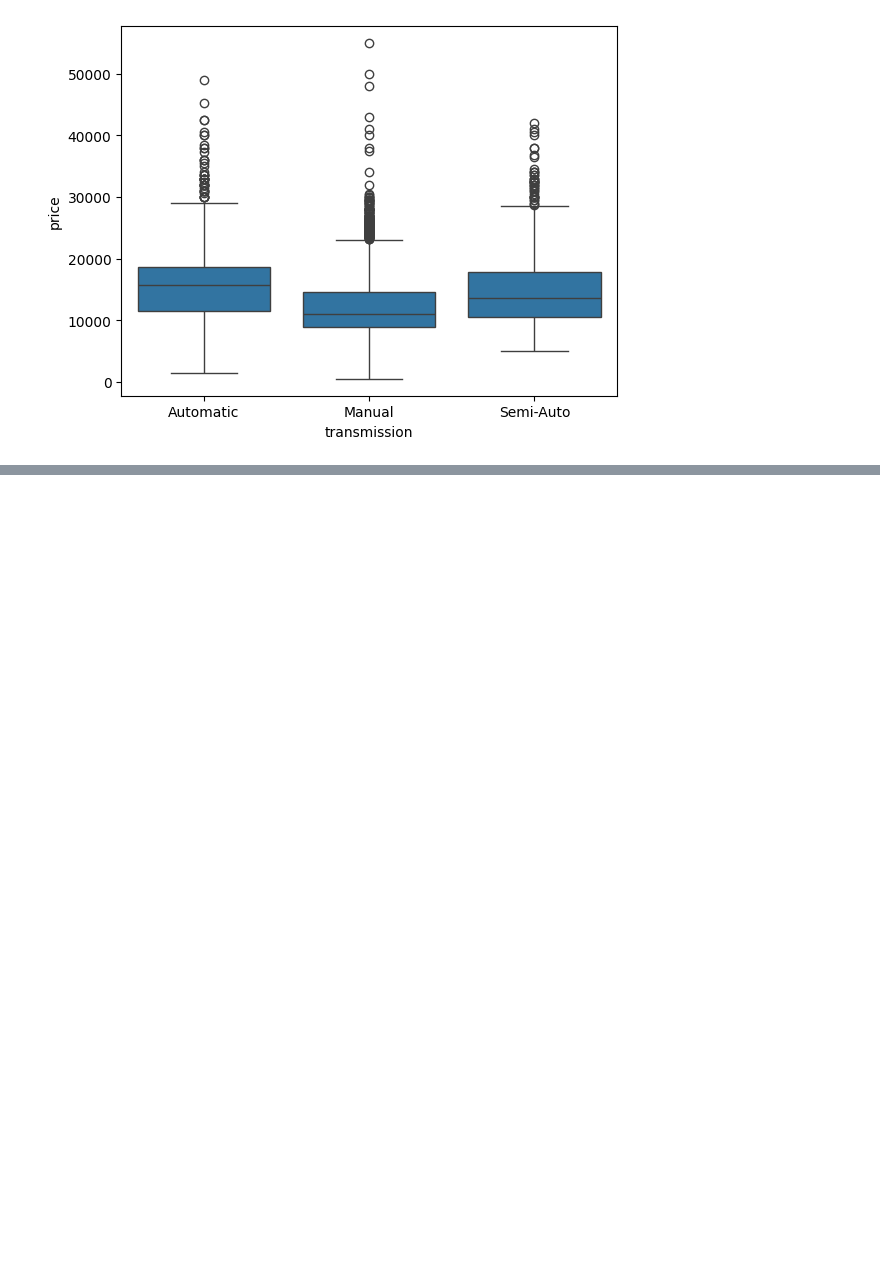
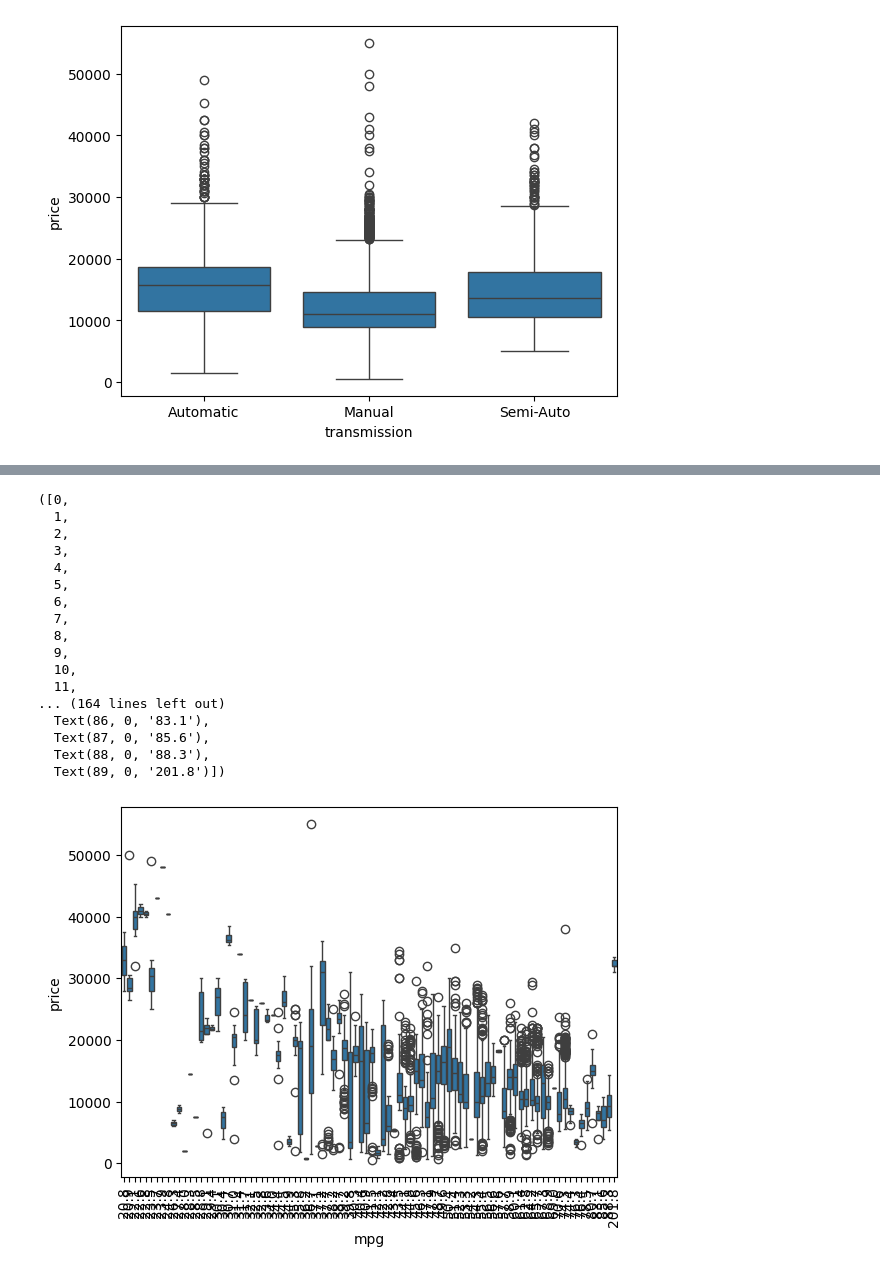
Before and after one commit to Shreyas-Bandekar/Car-Price-Prediction, a Jupyter notebook: car_price_prediction.ipynb, the cells around one changed output, grey strips where cells are left out. Cells and saved outputs as stored; diff of their text form; code cells hidden in the pictures; blank space fills up the shorter version.

```diff
--- a/car_price_prediction.ipynb
+++ b/car_price_prediction.ipynb
@@ -135,0 +183,22 @@ sns.boxplot(x = 'transmission', y = 'price', data = df)
+# %%
+sns.boxplot(x = df['mpg'],y = df['price'])
+plt.xticks(rotation=90)
+# %% [output]
+([0,
+  1,
+  2,
+  3,
+  4,
+  5,
+  6,
+  7,
+  8,
+  9,
+  10,
+  11,
+... (164 lines left out)
+  Text(86, 0, '83.1'),
+  Text(87, 0, '85.6'),
+  Text(88, 0, '88.3'),
+  Text(89, 0, '201.8')])
+[figure, added]
```
Also changed, not shown: parts of 20 cells of this notebook.
